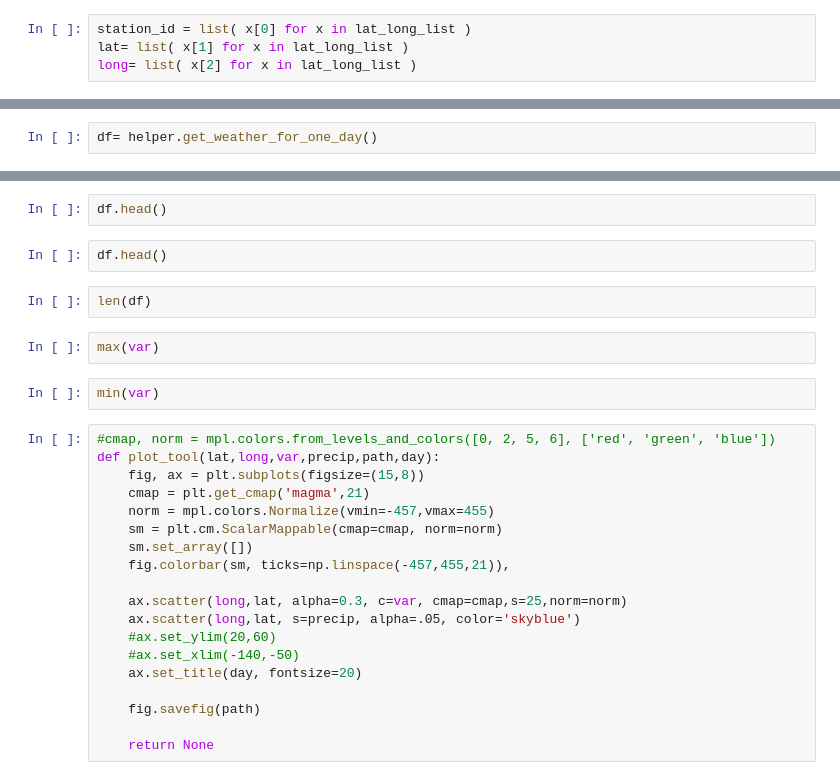
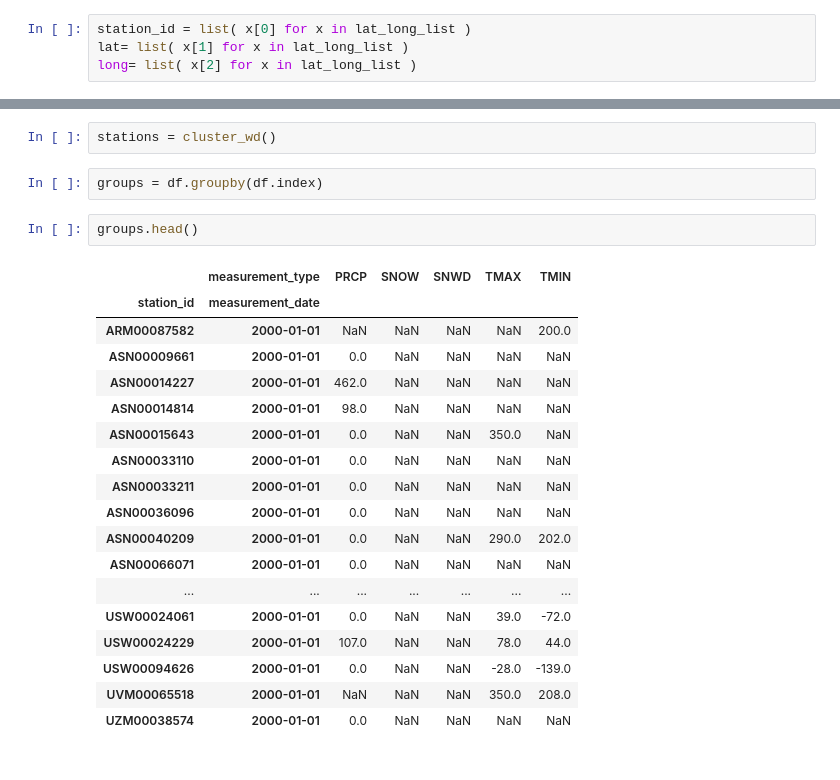
Before and after one commit to pberzins/weather_mapper, a Jupyter notebook: testing_workbook.ipynb, the cells around one changed output, grey strips where cells are left out. Saved outputs shown, nothing was run; the diff lists cells and outputs as text.

Commit message:
Beginnings of clustering

```diff
--- a/testing_workbook.ipynb
+++ b/testing_workbook.ipynb
@@ -82,2 +34,0 @@ def make_plot_lists(idi,df):
-# %%
-df= helper.get_weather_for_one_day()
@@ -90,29 +82,25 @@ idi['AEM00041194']
+# %%
+stations = cluster_wd()
+# %%
+groups = df.groupby(df.index)
 # %%
-df.head()
+groups.head()
+# %% [output]
+|  | measurement_type | PRCP | SNOW | SNWD | TMAX | TMIN |
+| station_id | measurement_date |  |  |  |  |  |
+| ARM00087582 | 2000-01-01 | NaN | NaN | NaN | NaN | 200.0 |
+| ASN00009661 | 2000-01-01 | 0.0 | NaN | NaN | NaN | NaN |
+| ASN00014227 | 2000-01-01 | 462.0 | NaN | NaN | NaN | NaN |
+| ASN00014814 | 2000-01-01 | 98.0 | NaN | NaN | NaN | NaN |
+| ASN00015643 | 2000-01-01 | 0.0 | NaN | NaN | 350.0 | NaN |
+| ASN00033110 | 2000-01-01 | 0.0 | NaN | NaN | NaN | NaN |
+| ASN00033211 | 2000-01-01 | 0.0 | NaN | NaN | NaN | NaN |
+| ASN00036096 | 2000-01-01 | 0.0 | NaN | NaN | NaN | NaN |
+| ASN00040209 | 2000-01-01 | 0.0 | NaN | NaN | 290.0 | 202.0 |
+| ASN00066071 | 2000-01-01 | 0.0 | NaN | NaN | NaN | NaN |
+| ... | ... | ... | ... | ... | ... | ... |
+| USW00024061 | 2000-01-01 | 0.0 | NaN | NaN | 39.0 | -72.0 |
+| USW00024229 | 2000-01-01 | 107.0 | NaN | NaN | 78.0 | 44.0 |
+| USW00094626 | 2000-01-01 | 0.0 | NaN | NaN | -28.0 | -139.0 |
+| UVM00065518 | 2000-01-01 | NaN | NaN | NaN | 350.0 | 208.0 |
+| UZM00038574 | 2000-01-01 | 0.0 | NaN | NaN | NaN | NaN |
-# %%
-df.head()
-# %%
-len(df)
-# %%
-max(var)
-# %%
-min(var)
-# %%
-#cmap, norm = mpl.colors.from_levels_and_colors([0, 2, 5, 6], ['red', 'green', 'blue'])
-def plot_tool(lat,long,var,precip,path,day):
-    fig, ax = plt.subplots(figsize=(15,8))
-    cmap = plt.get_cmap('magma',21)
-    norm = mpl.colors.Normalize(vmin=-457,vmax=455)
-    sm = plt.cm.ScalarMappable(cmap=cmap, norm=norm)
-    sm.set_array([])
-    fig.colorbar(sm, ticks=np.linspace(-457,455,21)),
-
-    ax.scatter(long,lat, alpha=0.3, c=var, cmap=cmap,s=25,norm=norm)
-    ax.scatter(long,lat, s=precip, alpha=.05, color='skyblue')
-    #ax.set_ylim(20,60)
-    #ax.set_xlim(-140,-50)
-    ax.set_title(day, fontsize=20)
-
-    fig.savefig(path)
-
-    return None
```
Also changed, not shown: parts of 17 cells of this notebook.
